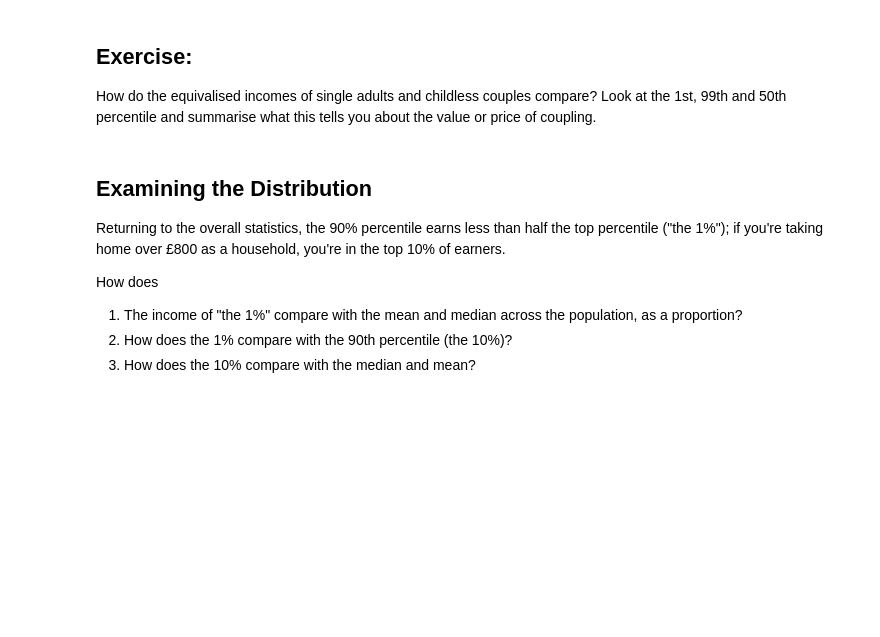
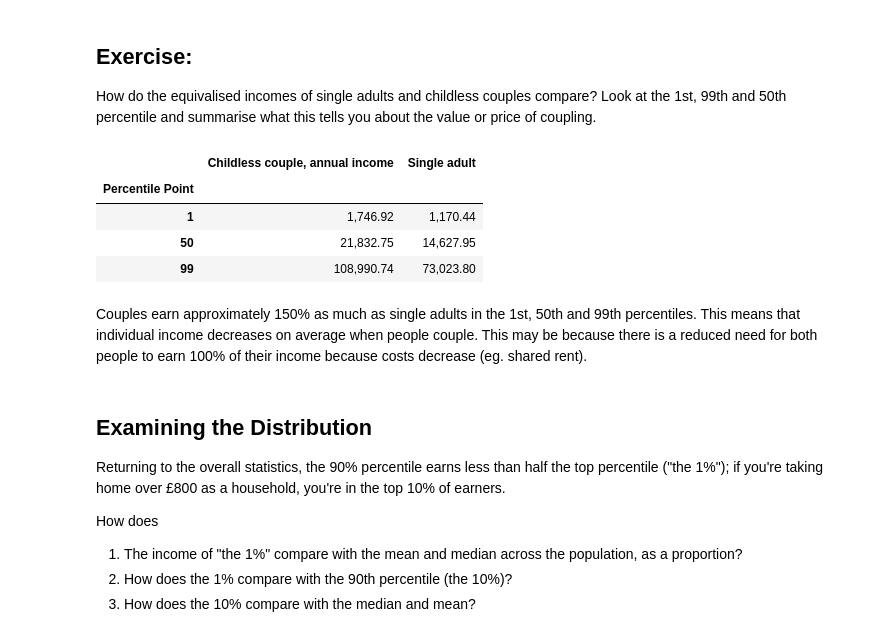
Before and after one commit to rubydelanerolle/QM2, a Jupyter notebook: notebooks/W02. Pandas.ipynb, the cells around one changed output. Cells and saved outputs as stored; diff of their text form; code cells hidden in the pictures; blank space fills up the shorter version.

```diff
--- a/notebooks/W02. Pandas.ipynb
+++ b/notebooks/W02. Pandas.ipynb
@@ -182,6 +181,17 @@ So, to recap, we can now access a particular **row** using *loc[index number]*,
 ## Exercise:
 
 How do the equivalised incomes of single adults and childless couples compare? Look at the 1st, 99th and 50th percentile and summarise what this tells you about the value or price of coupling.
+# %%
+single_vs_childless = income[['Childless couple, annual income', 'Single adult']].loc[[1, 50, 99]]
+single_vs_childless.head()
+# %% [output]
+|  | Childless couple, annual income | Single adult |
+| Percentile Point |  |  |
+| 1 | 1,746.92 | 1,170.44 |
+| 50 | 21,832.75 | 14,627.95 |
+| 99 | 108,990.74 | 73,023.80 |
+# %% [markdown]
+Couples earn approximately 150% as much as single adults in the 1st, 50th and 99th percentiles. This means that individual income decreases on average when people couple. This may be because there is a reduced need for both people to earn 100% of their income because costs decrease (eg. shared rent).
 # %% [markdown]
 ## Examining the Distribution
 
```
Also changed, not shown: parts of 14 cells of this notebook.
